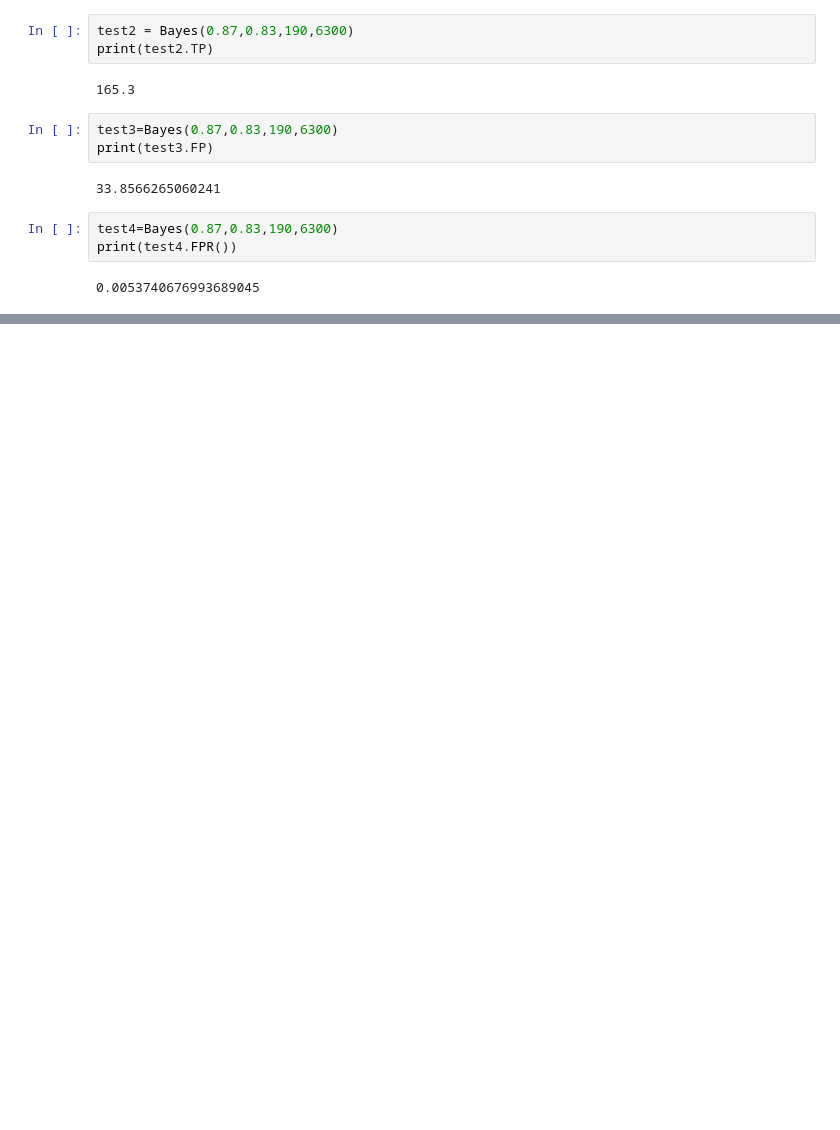
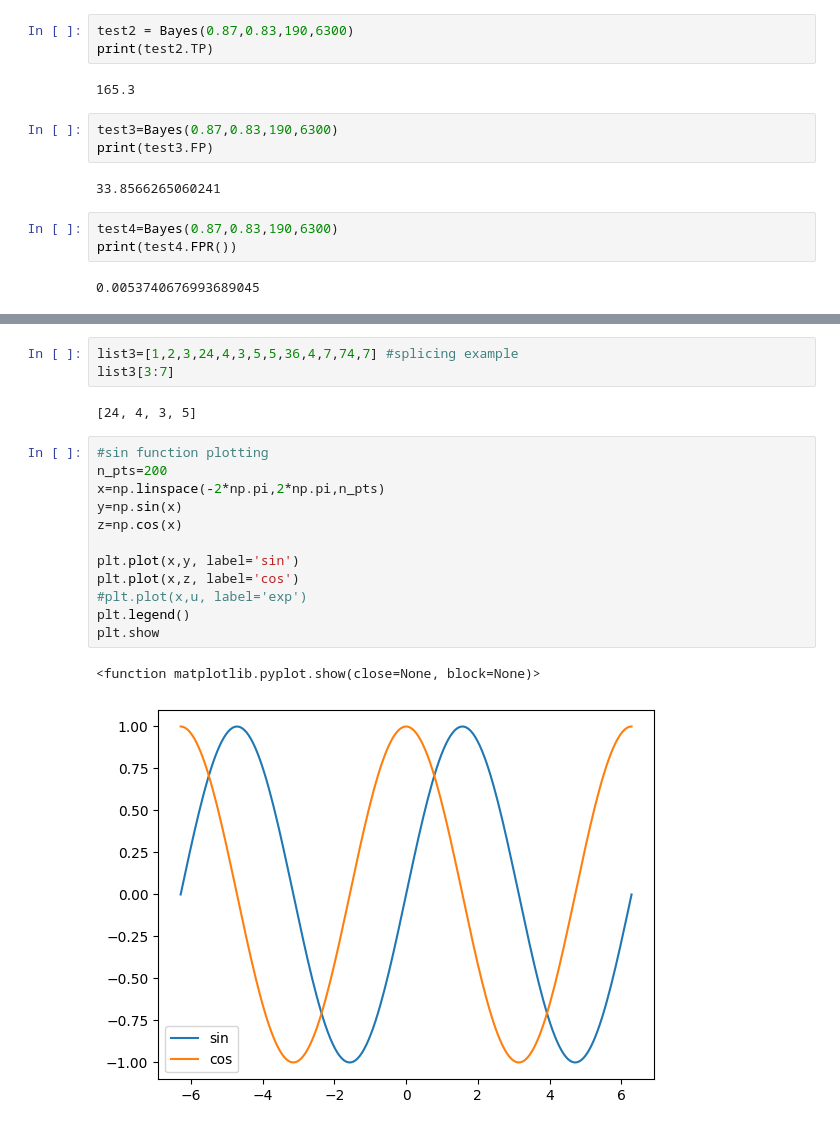
Before and after one commit to Pknair-2003/Bayes_Exercises, a Jupyter notebook: TestBayes.ipynb, the cells around one changed output, grey strips where cells are left out. Drawn from its saved outputs; the diff is of its cells as text; blank space fills up the shorter version.

```diff
--- a/TestBayes.ipynb
+++ b/TestBayes.ipynb
@@ -87,0 +161,20 @@ print(test4.FPR())
+# %%
+list3=[1,2,3,24,4,3,5,5,36,4,7,74,7] #splicing example
+list3[3:7]
+# %% [output]
+[24, 4, 3, 5]
+# %%
+#sin function plotting
+n_pts=200
+x=np.linspace(-2*np.pi,2*np.pi,n_pts)
+y=np.sin(x)
+z=np.cos(x)
+
+plt.plot(x,y, label='sin')
+plt.plot(x,z, label='cos')
+#plt.plot(x,u, label='exp')
+plt.legend()
+plt.show
+# %% [output]
+<function matplotlib.pyplot.show(close=None, block=None)>
+[figure, added]
```
Also changed, not shown: parts of 11 cells of this notebook, 1 other file.
